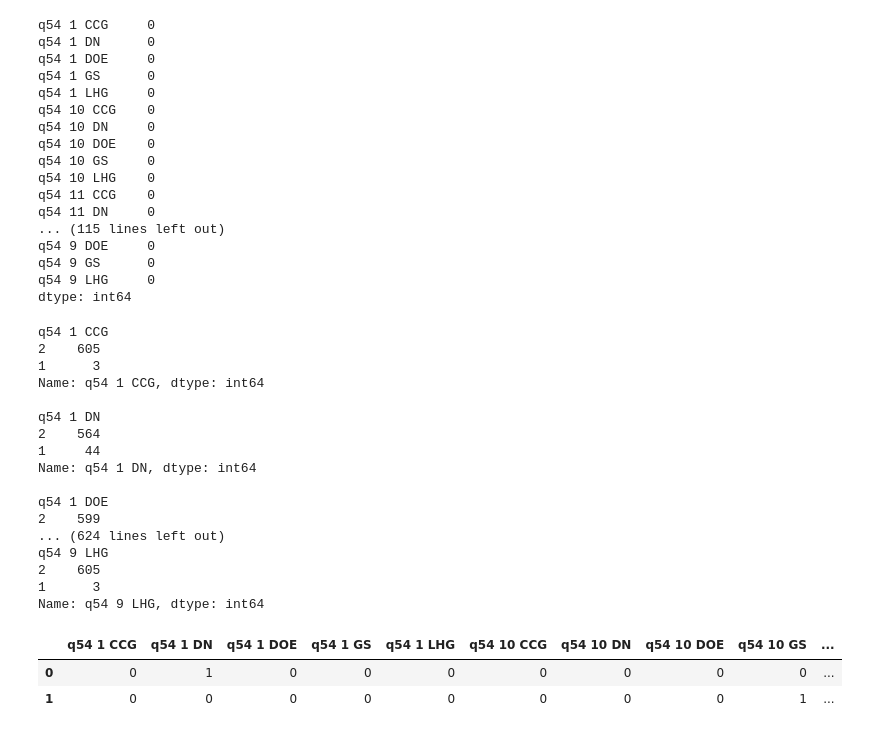
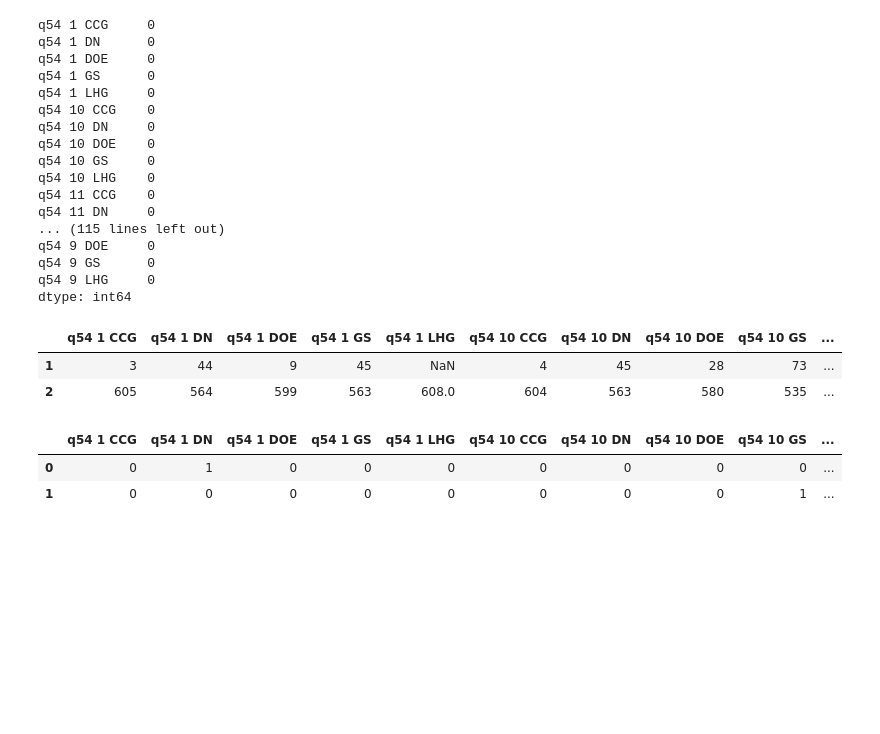
Before and after one commit to sananaz-git/city_of_whittlesea, a Jupyter notebook: DataCleaning.ipynb, the cells around one changed output. Cells and saved outputs as stored; diff of their text form; code cells hidden in the pictures; blank space fills up the shorter version.

```diff
--- a/DataCleaning.ipynb
+++ b/DataCleaning.ipynb
@@ -776,29 +791,13 @@ q54 9 DOE     0
 q54 9 GS      0
 q54 9 LHG     0
 dtype: int64
-# %%
-for columns in df.columns:
-  print(columns)
-  print(df[columns].value_counts())
-  print("")
-# %% [output]
-q54 1 CCG
-2    605
-1      3
-Name: q54 1 CCG, dtype: int64
-
-q54 1 DN
-2    564
-1     44
-Name: q54 1 DN, dtype: int64
-
-q54 1 DOE
-2    599
-... (624 lines left out)
-q54 9 LHG
-2    605
-1      3
-Name: q54 9 LHG, dtype: int64
+# %%
+household_df.loc[:,'q54 1 CCG':'q54 9 LHG'].apply(pd.Series.value_counts)
+#household_df[['q54 1 CCG', 'q54 1 DN', 'q54 9 LHG']].apply(pd.Series.value_counts)
+# %% [output]
+|  | q54 1 CCG | q54 1 DN | q54 1 DOE | q54 1 GS | q54 1 LHG | q54 10 CCG | q54 10 DN | q54 10 DOE | q54 10 GS | ... |
+| 1 | 3 | 44 | 9 | 45 | NaN | 4 | 45 | 28 | 73 | ... |
+| 2 | 605 | 564 | 599 | 563 | 608.0 | 604 | 563 | 580 | 535 | ... |
 # %%
 # Category Vars already exist for Q54, so now simply changing 2s to 0s as the 2s were for un-selected and 1 for a selection
 household_df.loc[:,'q54 1 CCG':'q54 9 LHG'] = household_df.loc[:,'q54 1 CCG':'q54 9 LHG'].applymap(lambda x: 0 if x==2 else x)
```
Also changed, not shown: parts of 1 cell of this notebook.
